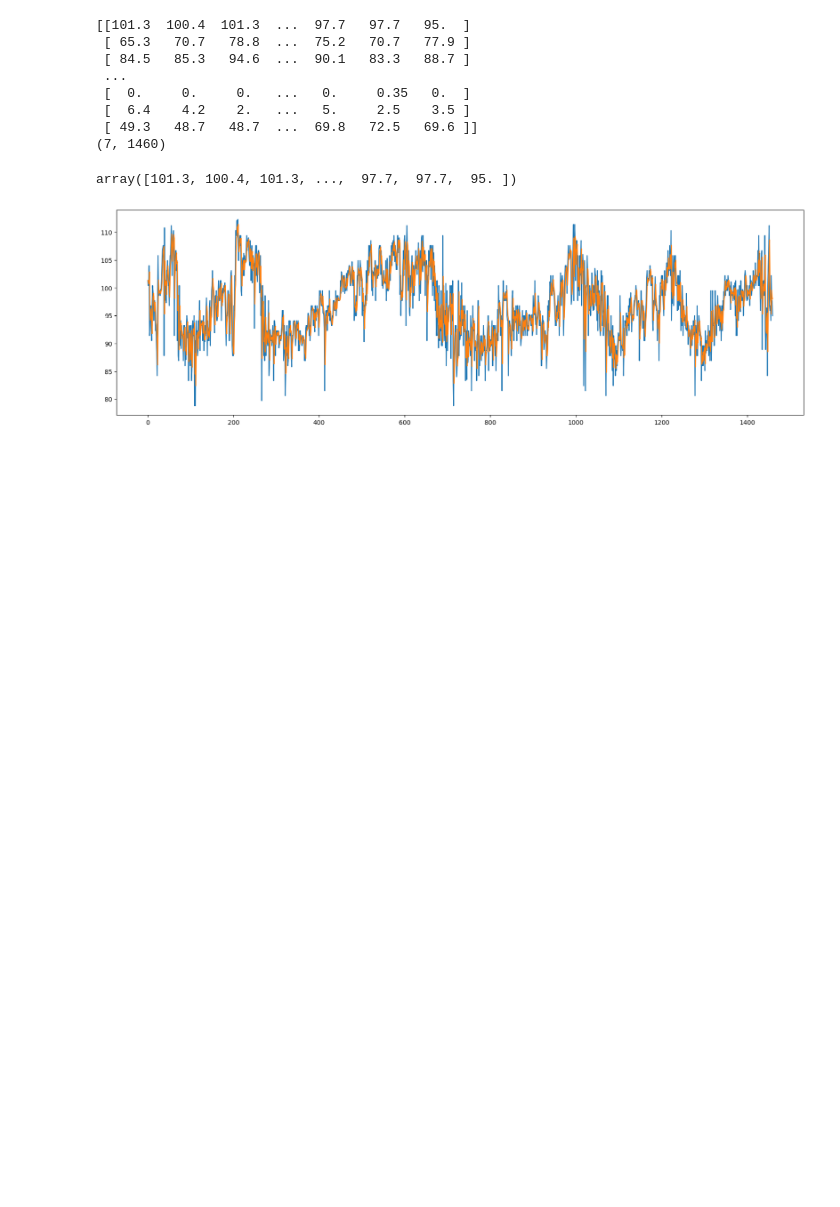
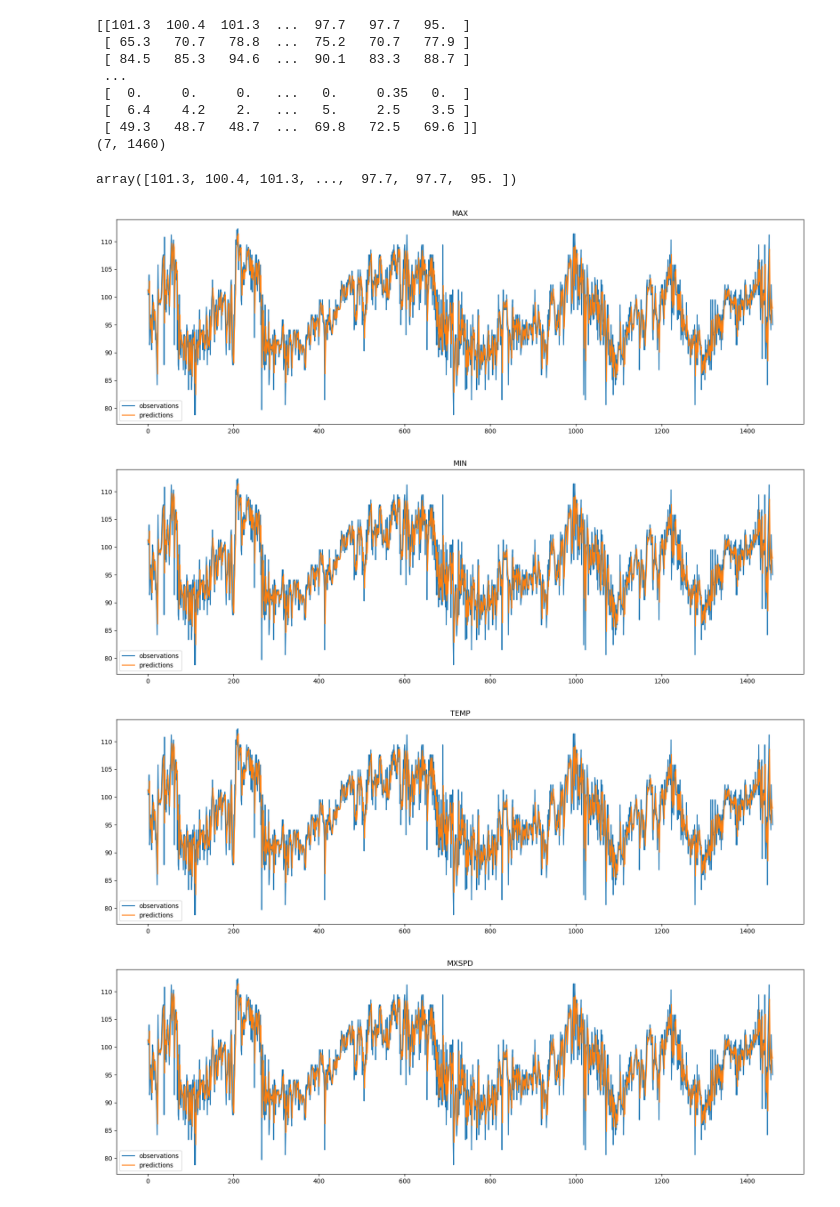
Before and after one commit to oescoba2/Vol3_WinterProject, a Jupyter notebook: Humpherys/kalman/kalman.ipynb, the cells around one changed output. Saved outputs shown, nothing was run; the diff lists cells and outputs as text; code cells hidden in the pictures; blank space fills up the shorter version.

```diff
--- a/Humpherys/kalman/kalman.ipynb
+++ b/Humpherys/kalman/kalman.ipynb
@@ -246,23 +246,27 @@ actual
 (7, 1460)
 array([101.3, 100.4, 101.3, ...,  97.7,  97.7,  95. ])
 # %%
-f = KalmanFilter(dim_x=1, dim_z=1)
-f.x = actual[0]
-f.F = np.eye(1)
-f.H = np.eye(1)
+for j in feature_names:
 
-predictions = []
-for i in range(len(actual)):
-    f.predict()
-    predictions.append(f.x[0][0])
-    f.update(actual[i])
+    f = KalmanFilter(dim_x=1, dim_z=1)
+    f.x = actual[0]
+    f.F = np.eye(1)
+    f.H = np.eye(1)
 
+    predictions = []
+    for i in range(len(actual)):
+        f.predict()
+        predictions.append(f.x[0][0])
+        f.update(actual[i])
 
-#print(predictions)
-
-plt.figure(figsize=(20, 6))
-plt.plot(actual, label="observations")
-plt.plot(predictions, label="predictions")
-plt.show()
+    plt.figure(figsize=(20, 6))
+    plt.title(j)
+    plt.plot(actual, label="observations")
+    plt.plot(predictions, label="predictions")
+    plt.legend()
+    plt.show()
 # %% [output]
-[figure, old version]
+[figure, new version]
+[figure, added]
+[figure, added]
+[figure, added]
```
Also changed, not shown: parts of 1 cell of this notebook.
